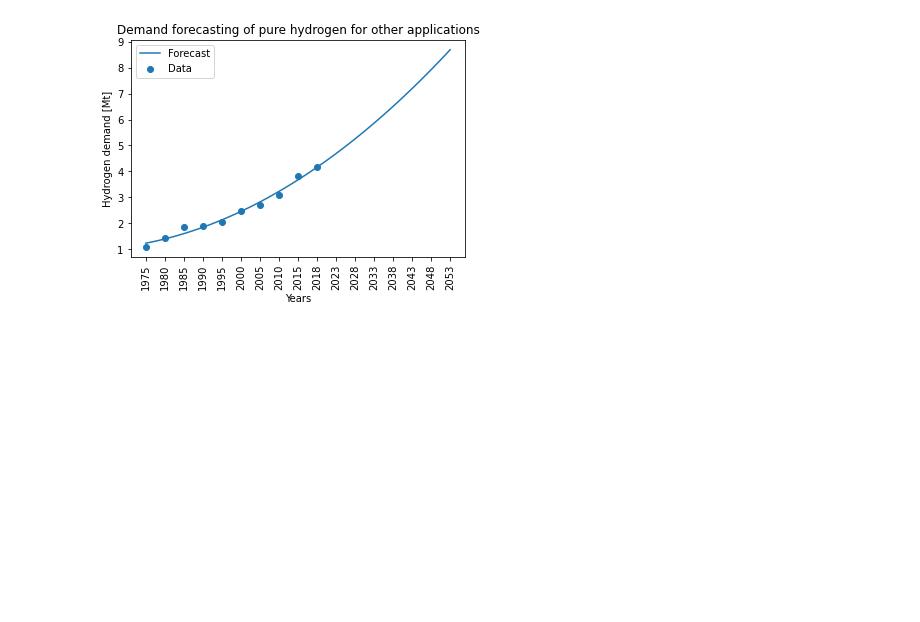
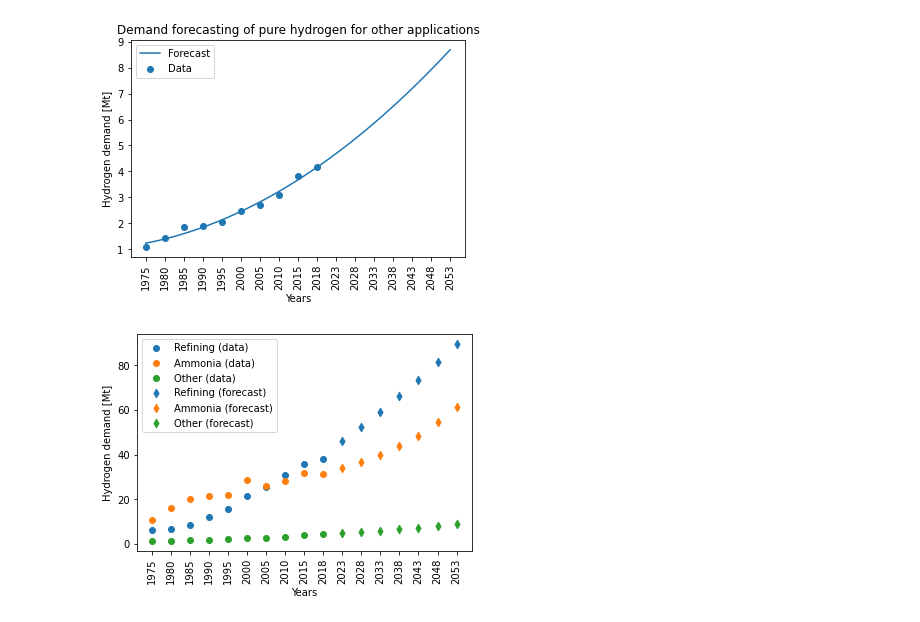
Before and after one commit to lucianodetommasi/Hydrogen-Global-Demand-Forecasting, a Jupyter notebook: hydrogen_global_demand_forecasting.ipynb, the cells around one changed output. Saved outputs shown, nothing was run; the diff lists cells and outputs as text; code cells hidden in the pictures; blank space fills up the shorter version.

```diff
--- a/hydrogen_global_demand_forecasting.ipynb
+++ b/hydrogen_global_demand_forecasting.ipynb
@@ -74,3 +74,22 @@ plt.legend(['Forecast','Data'])
 plt.show()
 # %% [output]
 [figure]
+# %%
+# plot the three datasets on a single figure using only markers
+mypoints = [11,12,13,14,15,16,17]
+plt.scatter(x, refining, marker='o', color='#1f77b4')
+plt.scatter(x, ammonia, marker='o', color='#ff7f0e')
+plt.scatter(x, other, marker='o', color='#2ca02c')
+mymodel1 = np.poly1d(np.polyfit(x, refining, 2))
+plt.scatter(mypoints, mymodel1(mypoints), marker='d', color='#1f77b4')
+mymodel2 = np.poly1d(np.polyfit(x, ammonia, 3))
+plt.scatter(mypoints, mymodel2(mypoints), marker='d', color='#ff7f0e')
+mymodel3 = np.poly1d(np.polyfit(x, other, 2))
+plt.scatter(mypoints, mymodel3(mypoints), marker='d', color='#2ca02c')
+plt.xticks(ticks, yearp, rotation = 'vertical')
+plt.xlabel('Years')
+plt.ylabel('Hydrogen demand [Mt]')
+plt.legend(['Refining (data)','Ammonia (data)','Other (data)','Refining (forecast)','Ammonia (forecast)','Other (forecast)'])
+plt.show()
+# %% [output]
+[figure, added]
```
